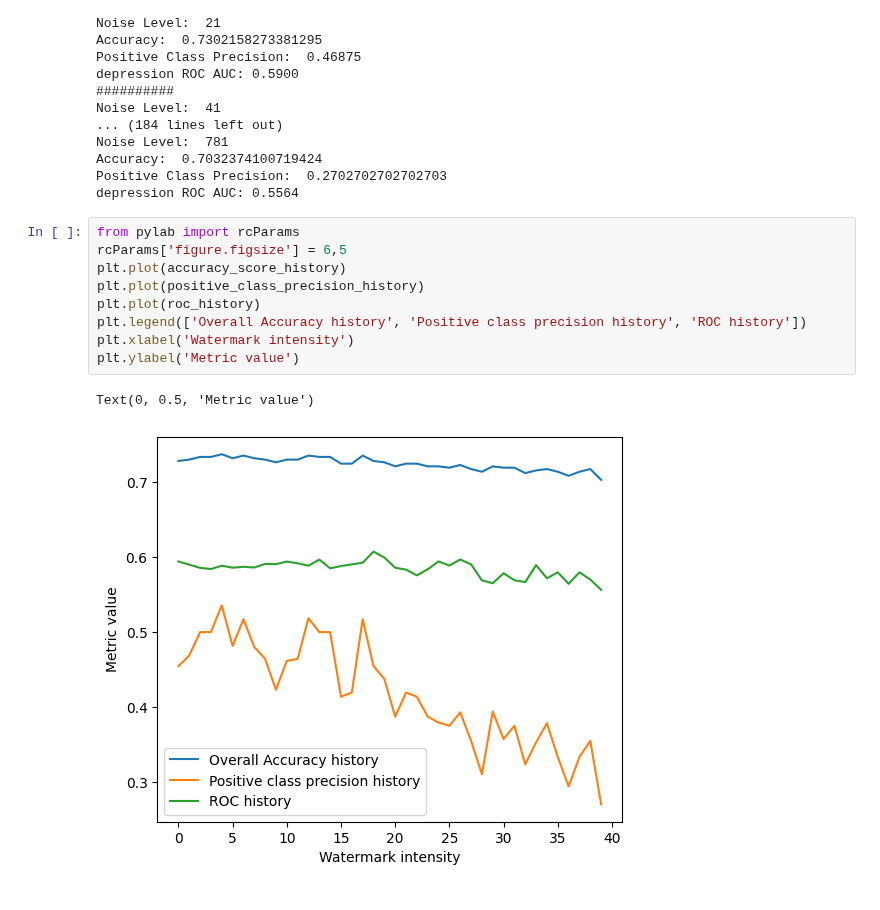
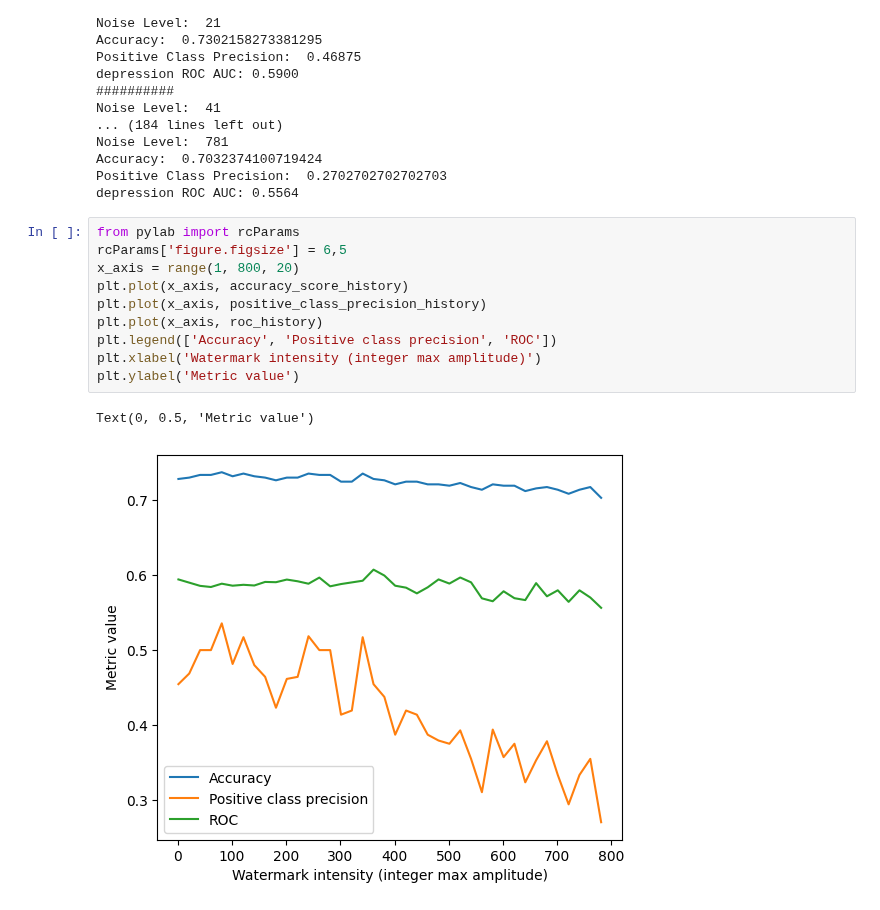
Before and after one commit to PosgradoMNA/Proyecto_Integrador_Equipo_11, a Jupyter notebook: src/xgboost_analysis.ipynb, the cells around one changed output. Drawn from its saved outputs; the diff is of its cells as text.

```diff
--- a/src/xgboost_analysis.ipynb
+++ b/src/xgboost_analysis.ipynb
@@ -306,14 +306,15 @@ depression ROC AUC: 0.5564
 # %%
 from pylab import rcParams
 rcParams['figure.figsize'] = 6,5
-plt.plot(accuracy_score_history)
-plt.plot(positive_class_precision_history)
-plt.plot(roc_history)
-plt.legend(['Overall Accuracy history', 'Positive class precision history', 'ROC history'])
-plt.xlabel('Watermark intensity')
+x_axis = range(1, 800, 20)
+plt.plot(x_axis, accuracy_score_history)
+plt.plot(x_axis, positive_class_precision_history)
+plt.plot(x_axis, roc_history)
+plt.legend(['Accuracy', 'Positive class precision', 'ROC'])
+plt.xlabel('Watermark intensity (integer max amplitude)')
 plt.ylabel('Metric value')
 # %% [output]
 Text(0, 0.5, 'Metric value')
-[figure, old version]
+[figure, new version]
 # %%
 from pylab import rcParams
```
Also changed, not shown: parts of 1 cell of this notebook.
